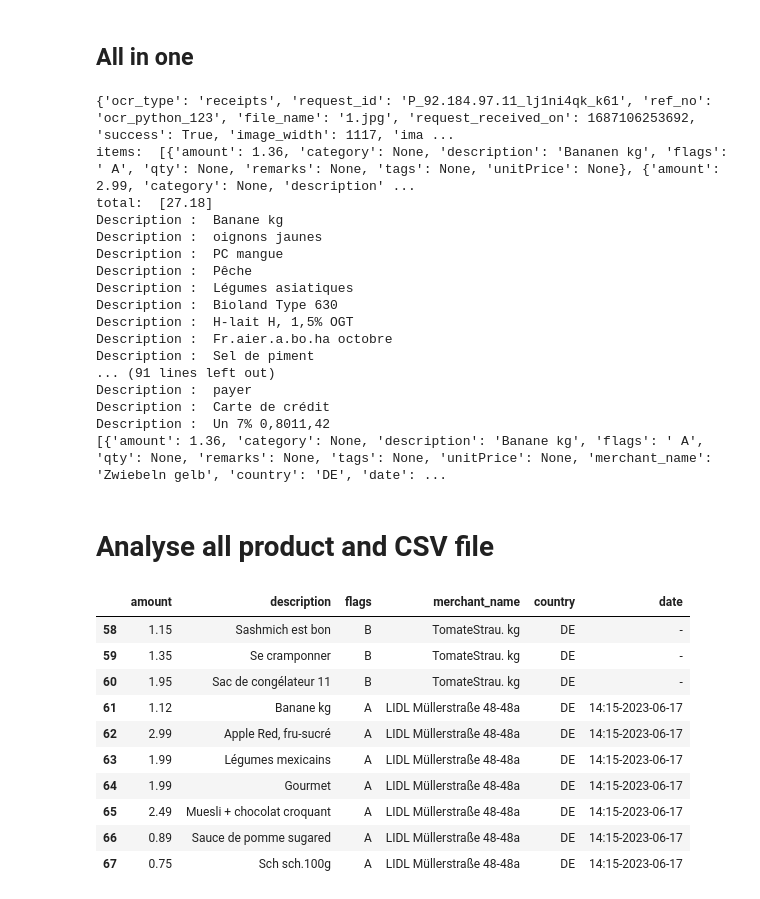
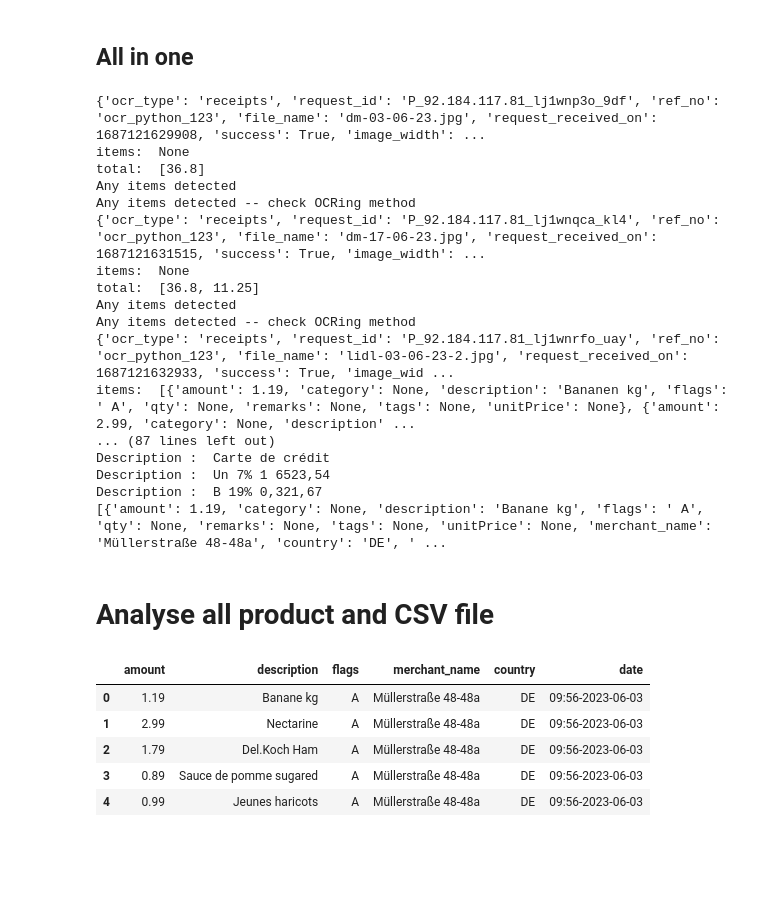
Before and after one commit to baptdev/receipt-ocr, a Jupyter notebook: python-receipt-ocr/notebook-receipt-OCR.ipynb, the cells around one changed output. Cells and saved outputs as stored; diff of their text form; code cells hidden in the pictures; blank space fills up the shorter version.

```diff
--- a/python-receipt-ocr/notebook-receipt-OCR.ipynb
+++ b/python-receipt-ocr/notebook-receipt-OCR.ipynb
@@ -237,13 +237,16 @@ for filename in os.listdir(folder_path_json):
                 date_all.append(date_str)
 
                 #add for each item merchant_name country_all, date
-                for item in items_all:
-                    item.update({"merchant_name": json_object_all["receipts"][0]["merchant_name"]})
-                    item.update({"country": json_object_all["receipts"][0]["country"]})
-                    item.update({"date": date_str})
+                if items_all is not None:
+                    for item in items_all:
+                        item.update({"merchant_name": json_object_all["receipts"][0]["merchant_name"]})
+                        item.update({"country": json_object_all["receipts"][0]["country"]})
+                        item.update({"date": date_str})
+                else:
+                    print("Any items detected")
             else:
                 print("Error is"+json_object_all["message"])
-
+        if items_all is not None:
             #translate all the descriptions
             try:
                 for item in items_all:
@@ -264,9 +267,11 @@ for filename in os.listdir(folder_path_json):
             #store all items
             for item in items_all:
                 items_all_all.append(item)
+        else:
+            print("Any items detected -- check OCRing method")
 
 #save data into csv file
-if items_all_all and products_all is not None:
+if items_all and products_all is not None:
     #export only product
     pd.DataFrame(pd.DataFrame(products_all)[["description", "amount", "date"]]).to_csv('receipts/export_product_only.csv', index=False, sep=";")
     #export product all
@@ -274,22 +279,22 @@ if items_all_all and products_all is not None:
     #export items
     #pd.DataFrame(pd.DataFrame(items_all_all)).to_csv('receipts/export_all_items.csv', index=False, sep=";")
 # %% [output]
-{'ocr_type': 'receipts', 'request_id': 'P_92.184.97.11_lj1ni4qk_k61', 'ref_no': 'ocr_python_123', 'file_name': '1.jpg', 'request_received_on': 1687106253692, 'success': True, 'image_width': 1117, 'ima ...
-items:  [{'amount': 1.36, 'category': None, 'description': 'Bananen kg', 'flags': ' A', 'qty': None, 'remarks': None, 'tags': None, 'unitPrice': None}, {'amount': 2.99, 'category': None, 'description' ...
-total:  [27.18]
-Description :  Banane kg
-Description :  oignons jaunes
-Description :  PC mangue
-Description :  Pêche
-Description :  Légumes asiatiques
-Description :  Bioland Type 630
-Description :  H-lait H, 1,5% OGT
-Description :  Fr.aier.a.bo.ha octobre
-Description :  Sel de piment
-... (91 lines left out)
-Description :  payer
+{'ocr_type': 'receipts', 'request_id': 'P_92.184.117.81_lj1wnp3o_9df', 'ref_no': 'ocr_python_123', 'file_name': 'dm-03-06-23.jpg', 'request_received_on': 1687121629908, 'success': True, 'image_width': ...
+items:  None
+total:  [36.8]
+Any items detected
+Any items detected -- check OCRing method
+{'ocr_type': 'receipts', 'request_id': 'P_92.184.117.81_lj1wnqca_kl4', 'ref_no': 'ocr_python_123', 'file_name': 'dm-17-06-23.jpg', 'request_received_on': 1687121631515, 'success': True, 'image_width': ...
+items:  None
+total:  [36.8, 11.25]
+Any items detected
+Any items detected -- check OCRing method
+{'ocr_type': 'receipts', 'request_id': 'P_92.184.117.81_lj1wnrfo_uay', 'ref_no': 'ocr_python_123', 'file_name': 'lidl-03-06-23-2.jpg', 'request_received_on': 1687121632933, 'success': True, 'image_wid ...
+items:  [{'amount': 1.19, 'category': None, 'description': 'Bananen kg', 'flags': ' A', 'qty': None, 'remarks': None, 'tags': None, 'unitPrice': None}, {'amount': 2.99, 'category': None, 'description' ...
+... (87 lines left out)
 Description :  Carte de crédit
-Description :  Un 7% 0,8011,42
-[{'amount': 1.36, 'category': None, 'description': 'Banane kg', 'flags': ' A', 'qty': None, 'remarks': None, 'tags': None, 'unitPrice': None, 'merchant_name': 'Zwiebeln gelb', 'country': 'DE', 'date': ...
+Description :  Un 7% 1 6523,54
+Description :  B 19% 0,321,67
+[{'amount': 1.19, 'category': None, 'description': 'Banane kg', 'flags': ' A', 'qty': None, 'remarks': None, 'tags': None, 'unitPrice': None, 'merchant_name': 'Müllerstraße 48-48a', 'country': 'DE', ' ...
 # %% [markdown]
 # Analyse all product and CSV file
@@ -296,21 +307,16 @@ Description :  Un 7% 0,8011,42
 # %%
 #import and create dataset
 df_products = pd.read_csv("receipts/export_all_product.csv", sep=";")
 #df_items = pd.read_csv("receipts/export_all_items.csv", sep=";")
 
 df_products.dropna(axis=1, how='all', inplace=True)
 
-#df_products.head()
-df_products.tail(10)
+df_products.head()
+#df_products.tail(10)
 # %% [output]
 |  | amount | description | flags | merchant_name | country | date |
-| 58 | 1.15 | Sashmich est bon | B | TomateStrau. kg | DE | - |
-| 59 | 1.35 | Se cramponner | B | TomateStrau. kg | DE | - |
-| 60 | 1.95 | Sac de congélateur 11 | B | TomateStrau. kg | DE | - |
-| 61 | 1.12 | Banane kg | A | LIDL Müllerstraße 48-48a | DE | 14:15-2023-06-17 |
-| 62 | 2.99 | Apple Red, fru-sucré | A | LIDL Müllerstraße 48-48a | DE | 14:15-2023-06-17 |
-| 63 | 1.99 | Légumes mexicains | A | LIDL Müllerstraße 48-48a | DE | 14:15-2023-06-17 |
-| 64 | 1.99 | Gourmet | A | LIDL Müllerstraße 48-48a | DE | 14:15-2023-06-17 |
-| 65 | 2.49 | Muesli + chocolat croquant | A | LIDL Müllerstraße 48-48a | DE | 14:15-2023-06-17 |
-| 66 | 0.89 | Sauce de pomme sugared | A | LIDL Müllerstraße 48-48a | DE | 14:15-2023-06-17 |
-| 67 | 0.75 | Sch sch.100g | A | LIDL Müllerstraße 48-48a | DE | 14:15-2023-06-17 |
+| 0 | 1.19 | Banane kg | A | Müllerstraße 48-48a | DE | 09:56-2023-06-03 |
+| 1 | 2.99 | Nectarine | A | Müllerstraße 48-48a | DE | 09:56-2023-06-03 |
+| 2 | 1.79 | Del.Koch Ham | A | Müllerstraße 48-48a | DE | 09:56-2023-06-03 |
+| 3 | 0.89 | Sauce de pomme sugared | A | Müllerstraße 48-48a | DE | 09:56-2023-06-03 |
+| 4 | 0.99 | Jeunes haricots | A | Müllerstraße 48-48a | DE | 09:56-2023-06-03 |
```
Also changed, not shown: parts of 9 cells of this notebook, 1 other file.
